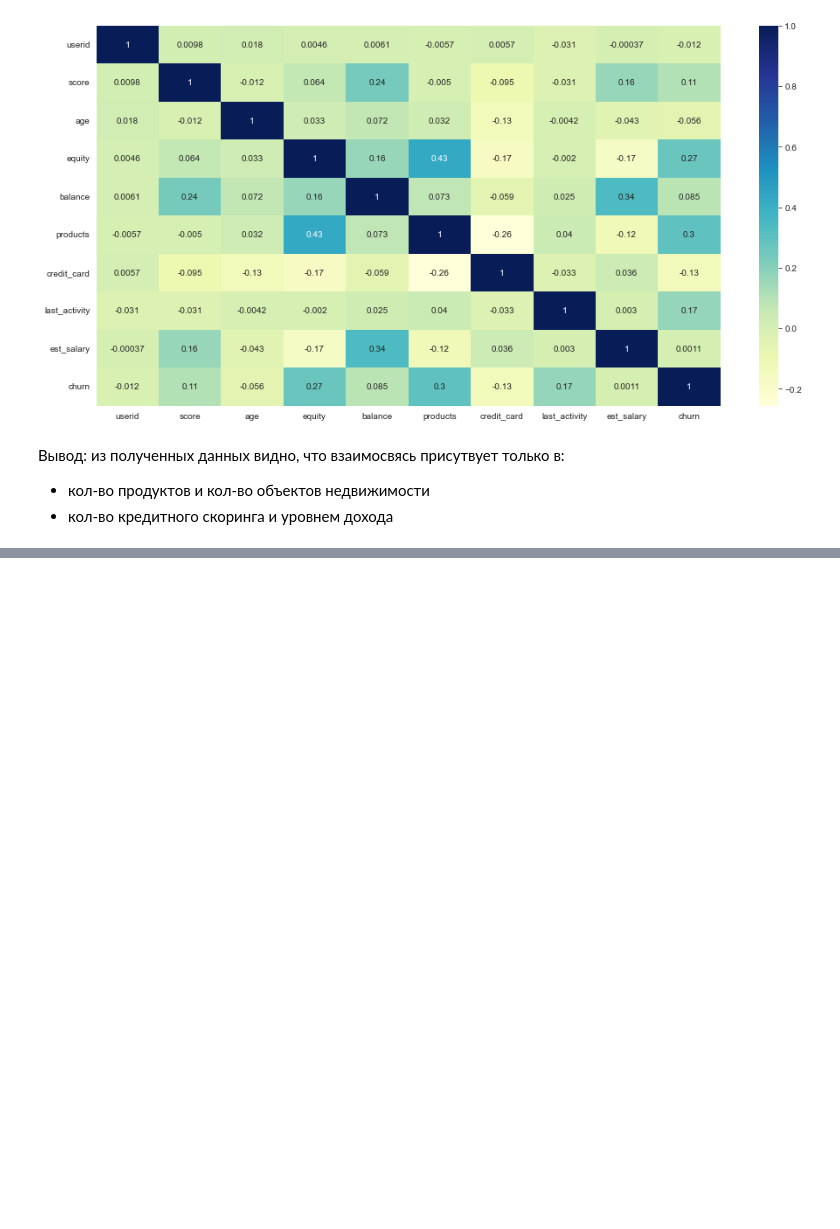
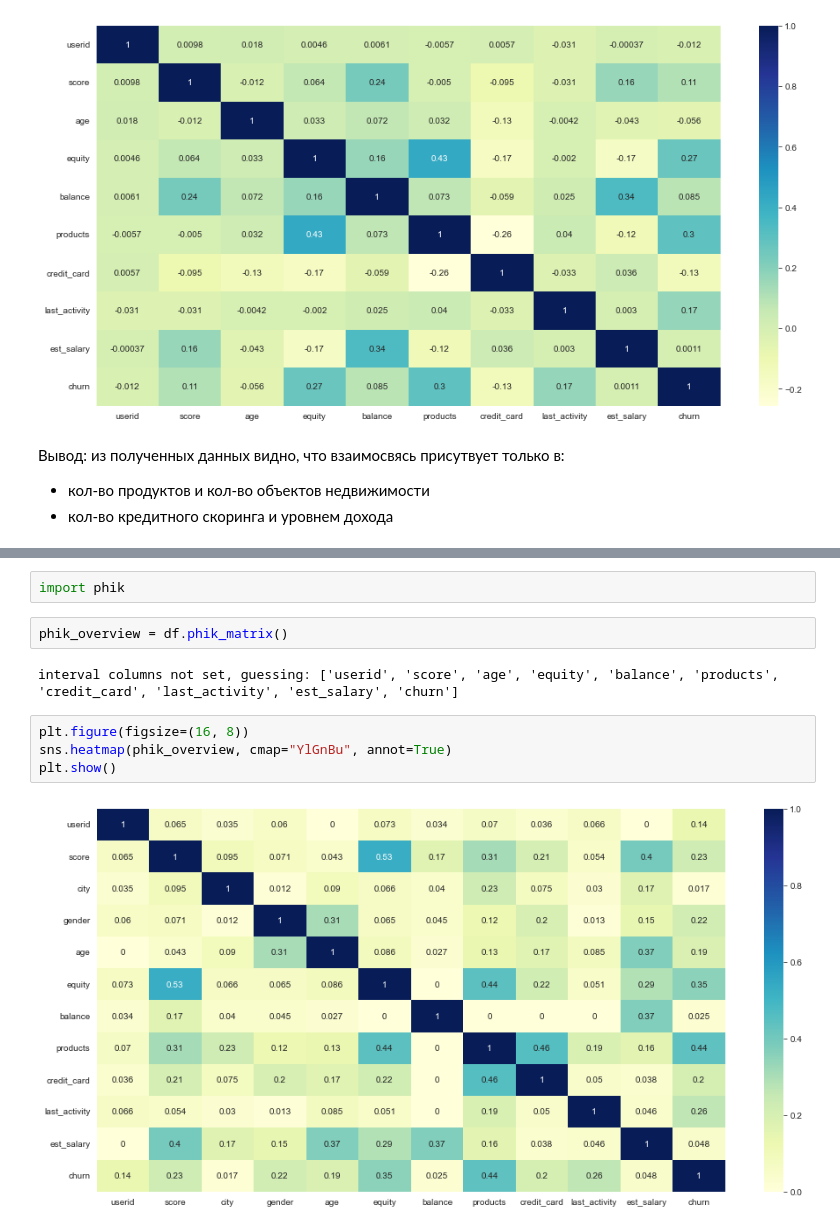
Before and after one commit to mxats1991/da_project_bank, a Jupyter notebook: da_v1.ipynb, the cells around one changed output, grey strips where cells are left out. Saved outputs shown, nothing was run; the diff lists cells and outputs as text; blank space fills up the shorter version.

```diff
--- a/da_v1.ipynb
+++ b/da_v1.ipynb
@@ -271,0 +242,12 @@ plt.show()
+# %%
+import phik
+# %%
+phik_overview = df.phik_matrix()
+# %% [output]
+interval columns not set, guessing: ['userid', 'score', 'age', 'equity', 'balance', 'products', 'credit_card', 'last_activity', 'est_salary', 'churn']
+# %%
+plt.figure(figsize=(16, 8))
+sns.heatmap(phik_overview, cmap="YlGnBu", annot=True)
+plt.show()
+# %% [output]
+[figure, added]
```
Also changed, not shown: parts of 55 cells of this notebook, 6 other files.
